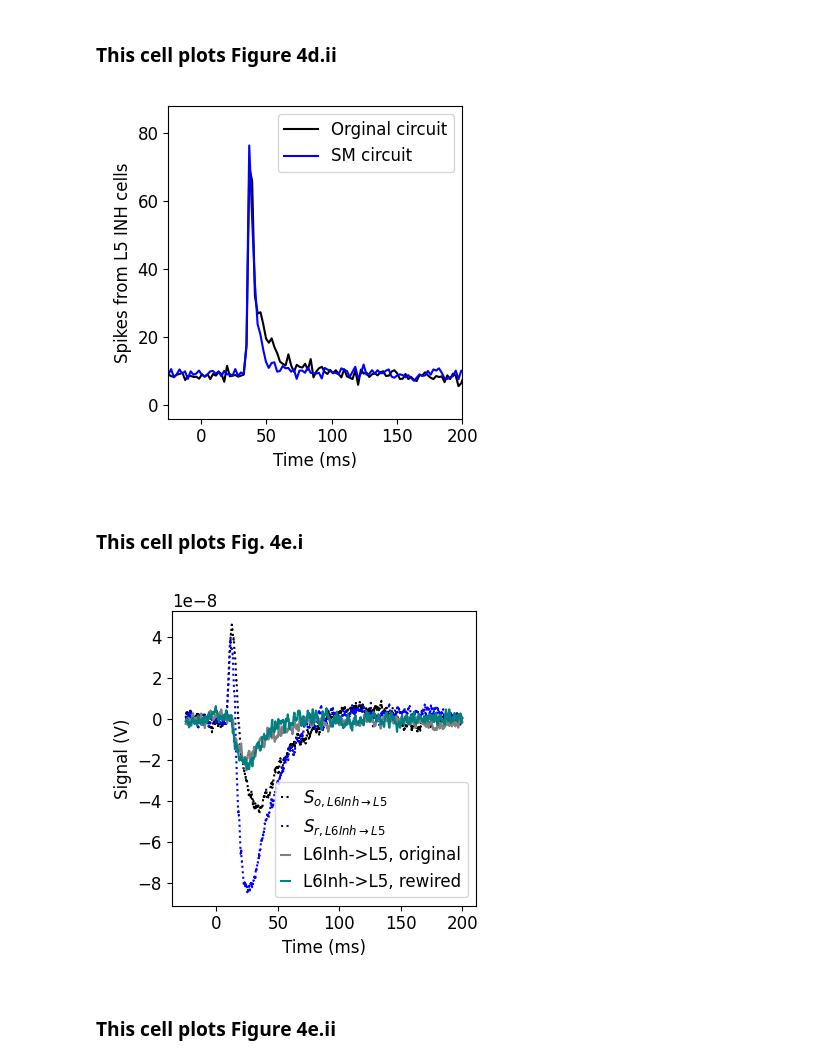
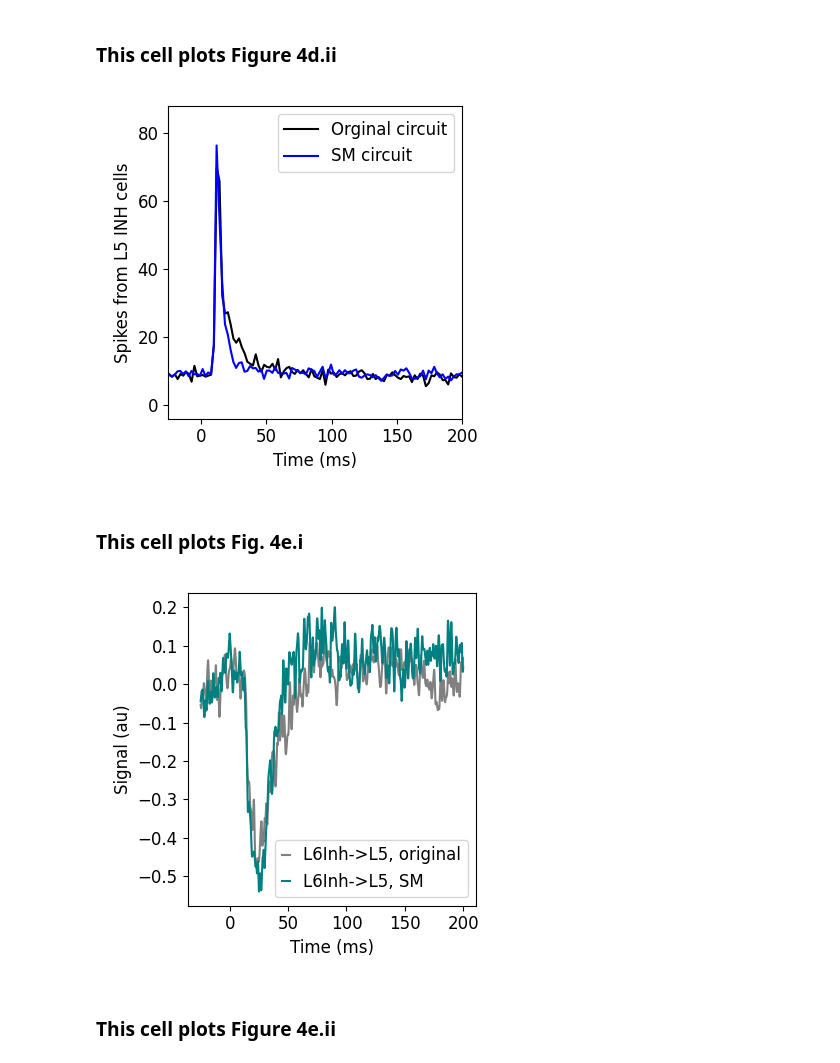
Before and after one commit to joseph-tharayil/whiskerFlick, a Jupyter notebook: MakeFigures.ipynb, the cells around one changed output. Cells and saved outputs as stored; diff of their text form; code cells hidden in the pictures.

```diff
--- a/MakeFigures.ipynb
+++ b/MakeFigures.ipynb
@@ -1421,30 +1486,29 @@ plt.figure(figsize=(4,4))
 binsO,spikesO = np.histogram(originalSpikesInh5.index,bins=1000)
 binsD,spikesD = np.histogram(rewiredSpikesInh5.index,bins=1000)
 
-plt.plot(spikesO[1:]-1975,binsO/10,'k')
-plt.plot(spikesD[1:]-1975,binsD/9,'b')
+plt.plot(spikesO[1:]-2000,binsO/10,'k')
+plt.plot(spikesD[1:]-2000,binsD/9,'b')
 
 plt.xlim([-25,200])
 plt.xlabel('Time (ms)')
 plt.ylabel('Spikes from L5 INH cells')
 plt.legend(['Orginal circuit','SM circuit'])
 plt.tight_layout()
-plt.savefig('../../figures/spikingInh5s.png',dpi=600)
+plt.savefig('figures/spikingInh5s.png',dpi=600)
 # %% [output]
-[figure, old version]
+[figure, new version]
 # %% [markdown]
 ### This cell plots Fig. 4e.i
 # %%
 plt.figure(figsize=(4,4))
-plt.plot(time,np.sum(mean_layer_original[0]+mean_layer_original[1],axis=0)/scaleFactor-(L6Inh[0,5]+L6Inh[1,5])/scaleFactor,':k')
-plt.plot(time,np.sum(mean_layer_rewired[0]+mean_layer_rewired[1],axis=0)/scaleFactor-(L6InhD[0,5]+L6Inh[1,5])/scaleFactor,':b')
+
 plt.plot(time,L6Inh[0,5]/scaleFactor+L6Inh[1,5]/scaleFactor,'grey')
 plt.plot(time,L6InhD[0,5]/scaleFactor+L6InhD[1,5]/scaleFactor,'teal')
 
 plt.xlabel('Time (ms)')
 plt.ylabel('Signal (au)')
-plt.legend([r'$S_{o,L6Inh \rightarrow L5}$',r'$S_{r,L6Inh \rightarrow L5}$','L6Inh->L5, original','L6Inh->L5, rewired'],loc='lower right',handlelength=0.5)
+plt.legend(['L6Inh->L5, original','L6Inh->L5, SM'],loc='lower right',handlelength=0.5)
 plt.tight_layout()
-plt.savefig('../../figures/fwhml6signal.png',dpi=600)
+plt.savefig('figures/fwhml6.png',dpi=600)
 # %% [output]
-[figure, old version]
+[figure, new version]
```
Also changed, not shown: parts of 31 cells of this notebook.
